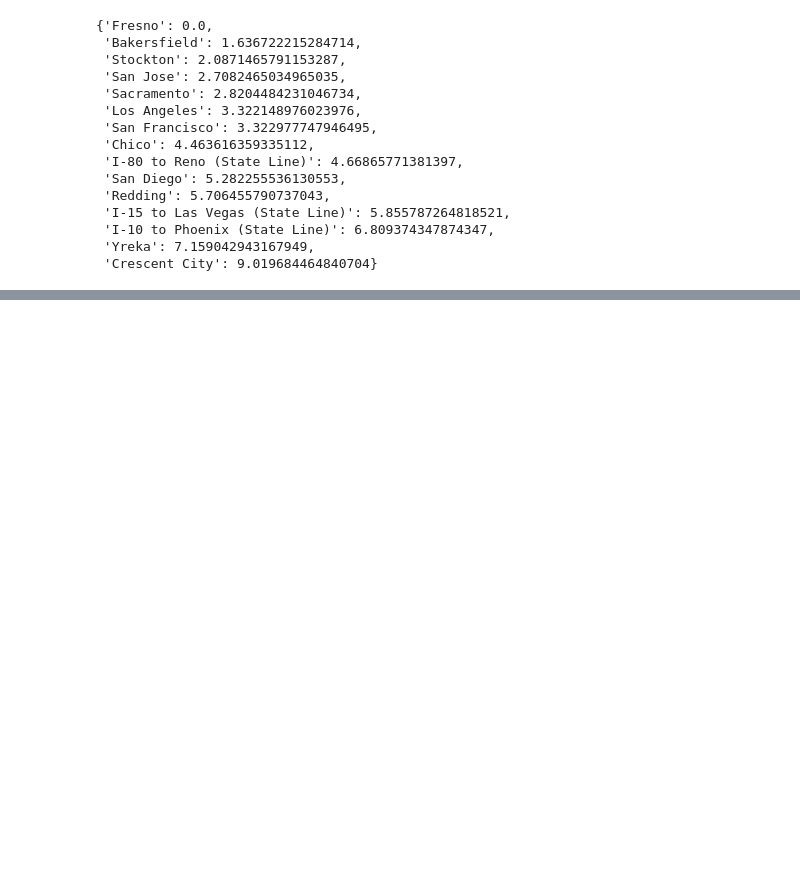
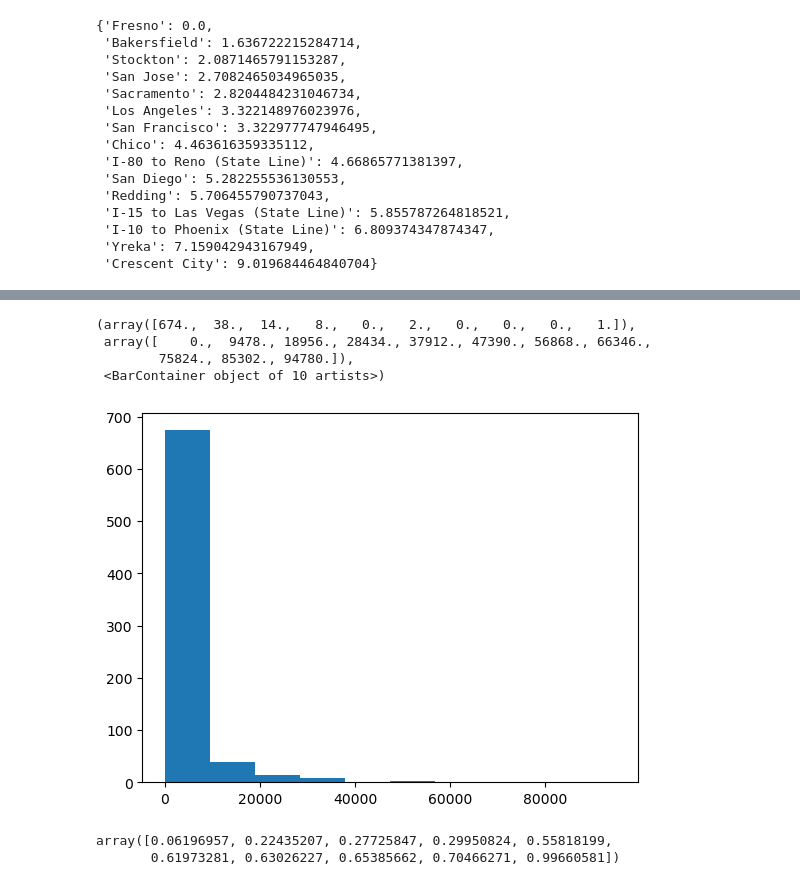
Before and after one commit to airabino/charger_network_analysis, a Jupyter notebook: Scenarios.ipynb, the cells around one changed output, grey strips where cells are left out. Drawn from its saved outputs; the diff is of its cells as text; code cells hidden in the pictures; blank space fills up the shorter version.

```diff
--- a/Scenarios.ipynb
+++ b/Scenarios.ipynb
@@ -126,0 +315,13 @@ path_values_avg = icev[1]
+# %%
+plt.hist(d_np)
+# %% [output]
+(array([674.,  38.,  14.,   8.,   0.,   2.,   0.,   0.,   0.,   1.]),
+ array([    0.,  9478., 18956., 28434., 37912., 47390., 56868., 66346.,
+        75824., 85302., 94780.]),
+ <BarContainer object of 10 artists>)
+[figure, added]
+# %%
+np.sort(np.random.rand(10))
+# %% [output]
+array([0.06196957, 0.22435207, 0.27725847, 0.29950824, 0.55818199,
+       0.61973281, 0.63026227, 0.65385662, 0.70466271, 0.99660581])
```
Also changed, not shown: parts of 27 cells of this notebook, 23 other files.
